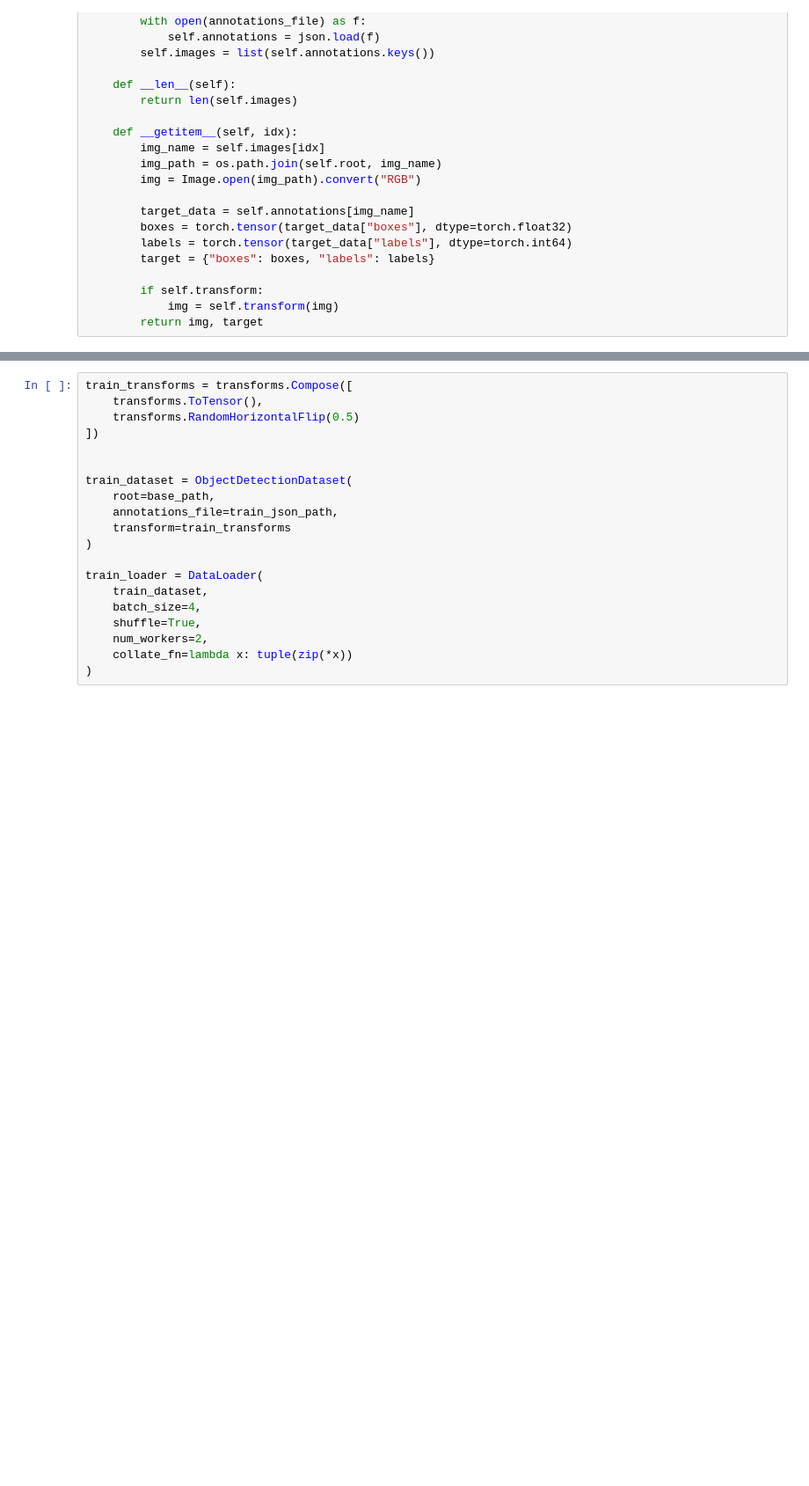
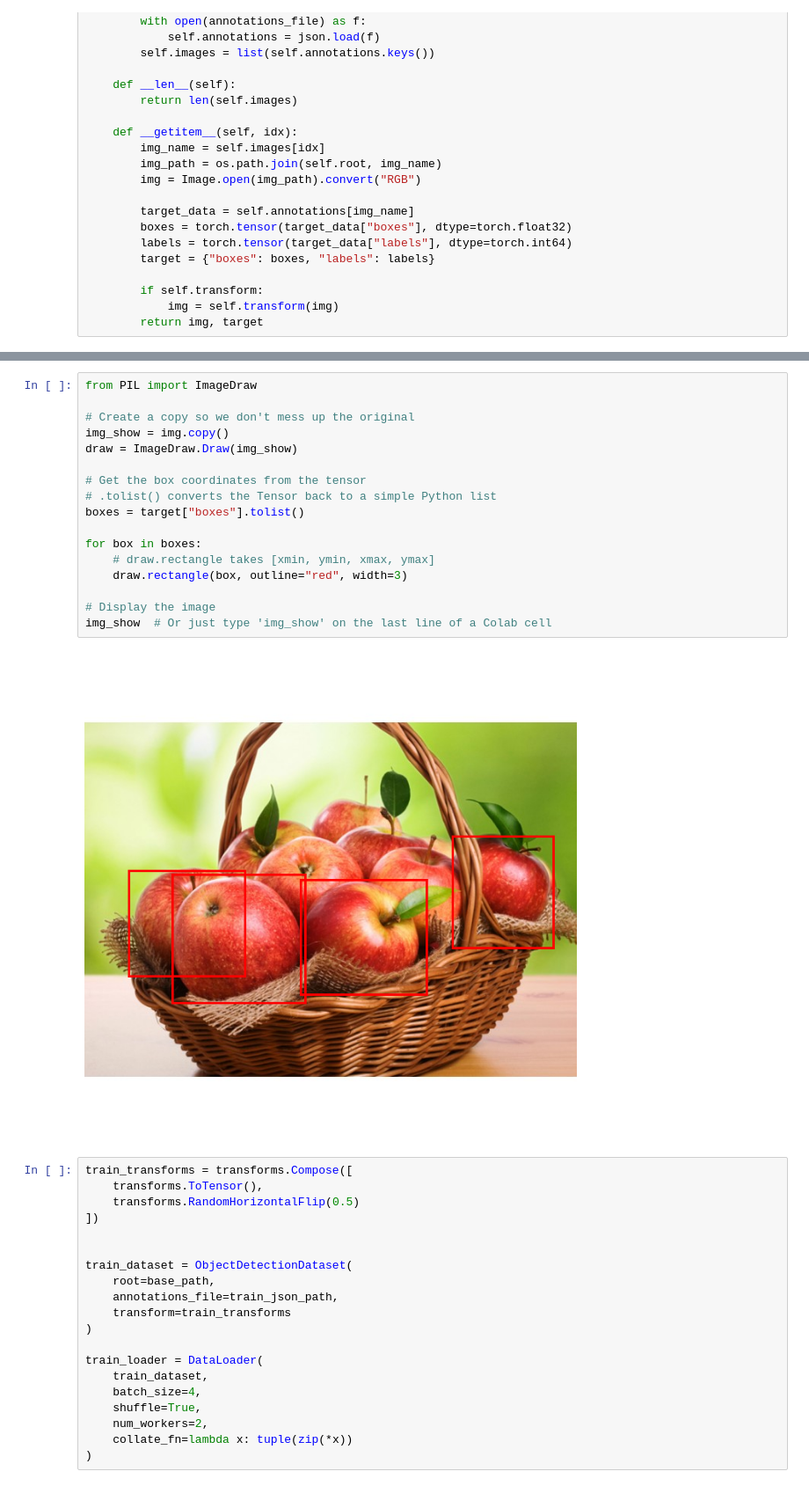
Before and after one commit to HappyGithub-dev/Food-Image-Recognition-and-Calorie-Estimation, a Jupyter notebook: FIRCE.ipynb, the cells around one changed output, grey strips where cells are left out. Shown at 88% size. Saved outputs shown, nothing was run; the diff lists cells and outputs as text; blank space fills up the shorter version.

```diff
--- a/FIRCE.ipynb
+++ b/FIRCE.ipynb
@@ -115,3 +169,22 @@ class ObjectDetectionDataset(Dataset):
+# %%
+from PIL import ImageDraw
+
+# Create a copy so we don't mess up the original
+img_show = img.copy()
+draw = ImageDraw.Draw(img_show)
+
+# Get the box coordinates from the tensor
+# .tolist() converts the Tensor back to a simple Python list
+boxes = target["boxes"].tolist()
+
+for box in boxes:
+    # draw.rectangle takes [xmin, ymin, xmax, ymax]
+    draw.rectangle(box, outline="red", width=3)
+
+# Display the image
+img_show  # Or just type 'img_show' on the last line of a Colab cell
+# %% [output]
+[figure, added]
 # %%
 train_transforms = transforms.Compose([
     transforms.ToTensor(),
```
Also changed, not shown: parts of 14 cells of this notebook.
